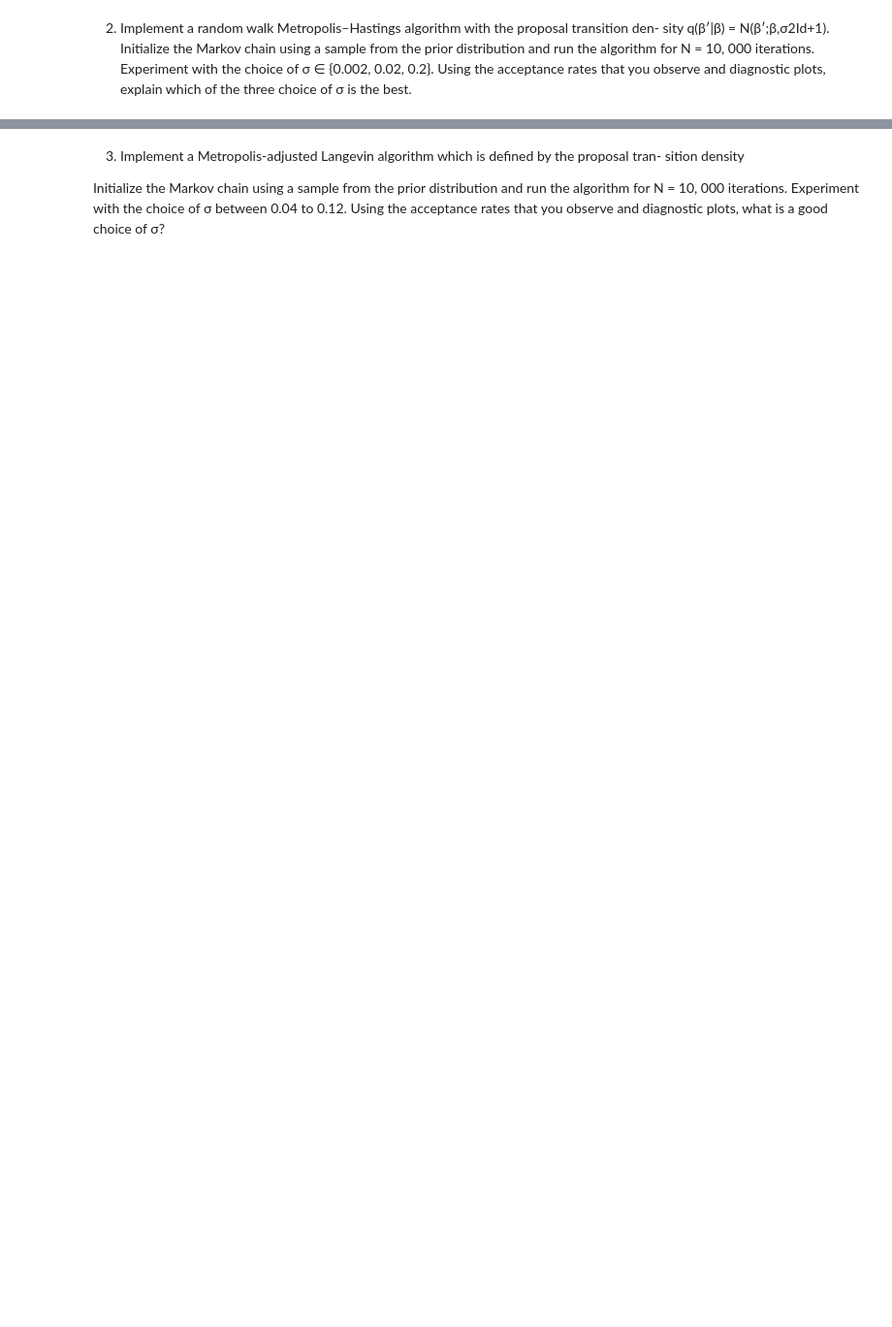
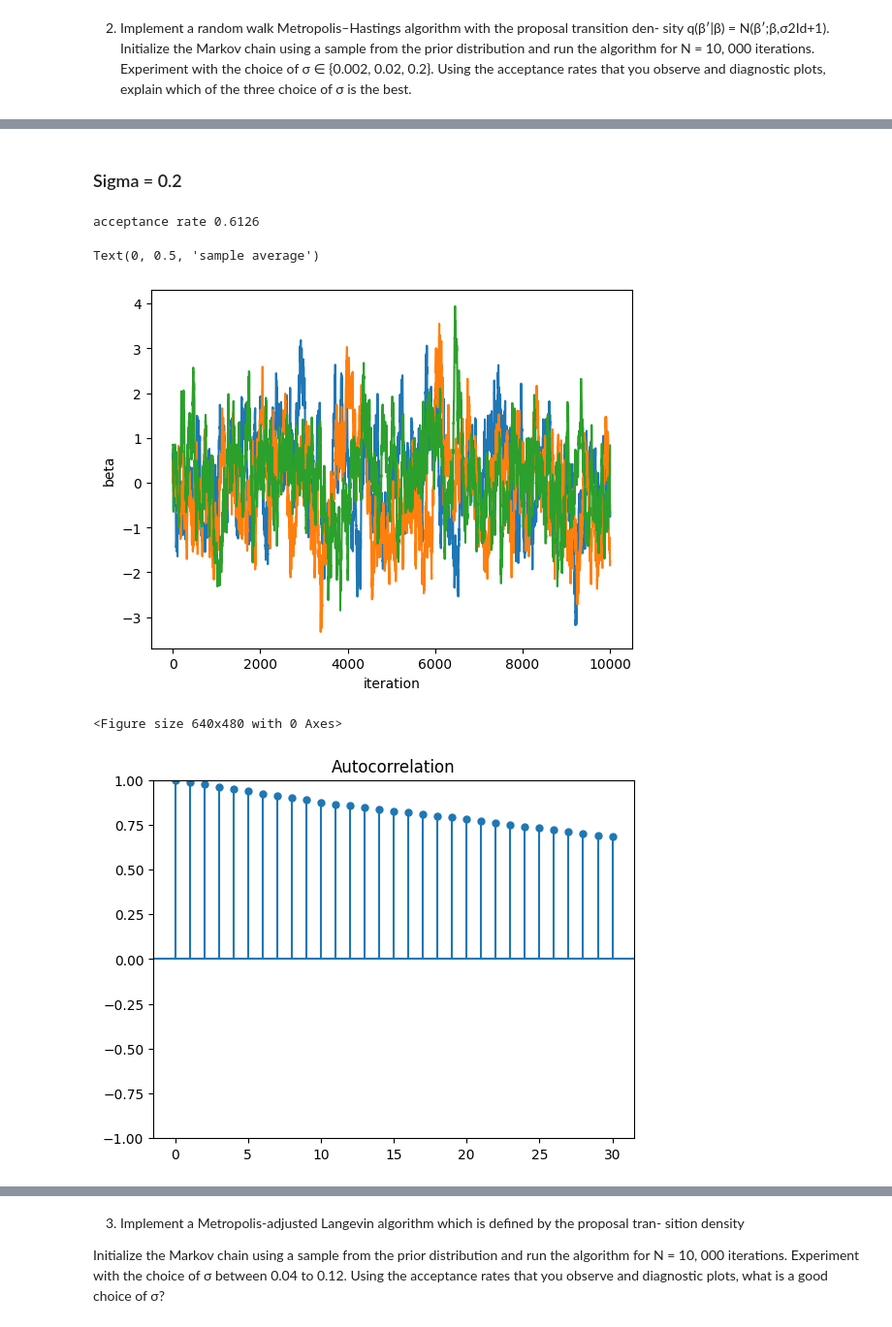
Before and after one commit to omeurer/simulation_based_ESSEC, a Jupyter notebook: project1.ipynb, the cells around one changed output, grey strips where cells are left out. Shown: that part at 97% size. Saved outputs shown, nothing was run; the diff lists cells and outputs as text; code cells hidden in the pictures; blank space fills up the shorter version.

```diff
--- a/project1.ipynb
+++ b/project1.ipynb
@@ -341,0 +388,35 @@ Text(0, 0.5, 'sample average')
+# %% [markdown]
+### Sigma = 0.2
+# %%
+store_beta, num_accept = random_walk_metropolis_hastings(sigma =0.2,
+                                                                       N = N,
+                                                                        D = D )
+
+# acceptance rate
+print("acceptance rate", num_accept / N )
+
+# trace plot
+iteration = np.arange(1, N+1)
+plt.figure()
+plt.plot(iteration, store_beta[:,0])
+plt.plot(iteration, store_beta[:,1])
+plt.plot(iteration, store_beta[:,2])
+plt.xlabel('iteration')
+plt.ylabel('beta')
+
+plt.figure()
+plot_acf(store_beta[:,0], lags = 30, alpha = None)
+plot_acf(store_beta[:,1], lags = 30, alpha = None)
+
+plt.figure()
+plt.plot(iteration, np.cumsum(store_beta[:,0]) / iteration)
+plt.plot(iteration, np.cumsum(store_beta[:,1]) / iteration)
+plt.plot(iteration, np.cumsum(store_beta[:,2]) / iteration)
+plt.xlabel('iteration')
+plt.ylabel('sample average')
+# %% [output]
+acceptance rate 0.6126
+Text(0, 0.5, 'sample average')
+[figure, added]
+<Figure size 640x480 with 0 Axes>
+[figure, added]
```
Also changed, not shown: parts of 20 cells of this notebook.
